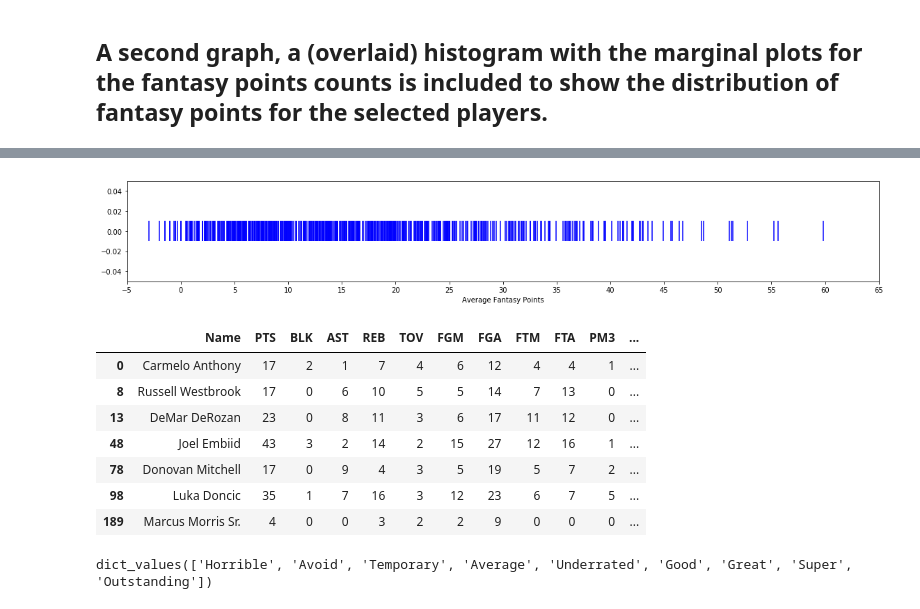
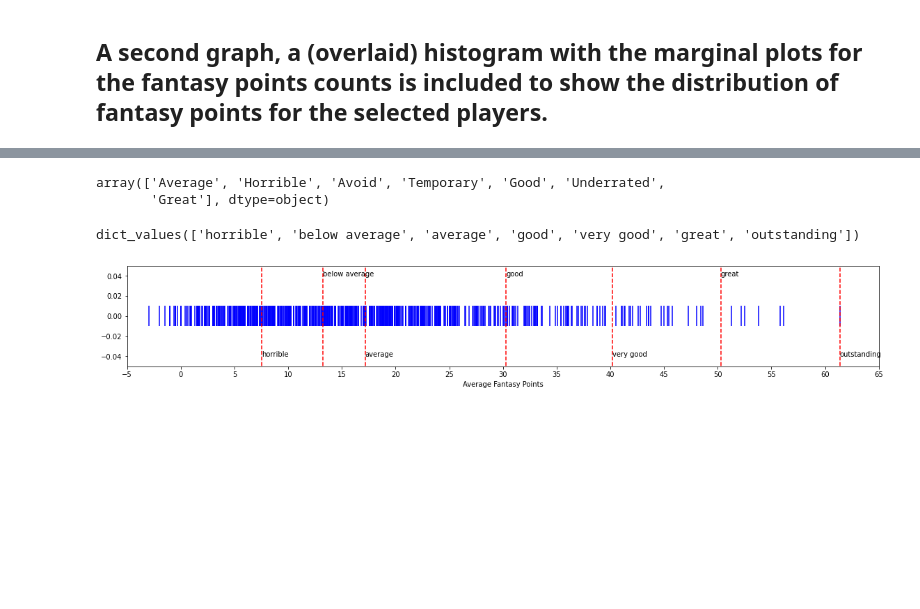
Before and after one commit to Blunt10K/NBA, a Jupyter notebook: notebooks/Fantasy_analysis.ipynb, the cells around one changed output, grey strips where cells are left out. Saved outputs shown, nothing was run; the diff lists cells and outputs as text; code cells hidden in the pictures; blank space fills up the shorter version.

```diff
--- a/notebooks/Fantasy_analysis.ipynb
+++ b/notebooks/Fantasy_analysis.ipynb
@@ -114,6 +131,6 @@ def drpdwn(i):
 # %%
-# labs = {0:'Horrible',2:'Avoid',1:'Temporary',3:'Average',4:'Underrated',
-#         5:'Good',6:'Great',7:'Super',8:'Outstanding'}
+labs = {0:'horrible',2:'below average',1:'average',3:'good',4:'very good',
+        5:'great',6:'outstanding'}
 # %%
-# box_scores['Rating'] = [labs[i] for i in model.predict(box_scores['Rolling'].values.reshape((-1,1)))]
+box_scores['Rating'] = [labs[i] for i in model.predict(box_scores['Rolling'].values.reshape((-1,1)))]
 # %%
@@ -135,14 +152,14 @@ box_scores.loc[box_scores['Name'].isin(['Kevin Huerter','Patrick Beverley'])].so
 # %%
-don = box_scores.loc[box_scores['Name'].isin(names[0:2])]
+don = box_scores.loc[box_scores['name'].isin(names[0:2])]
 
-fig = px.line(y="Rolling", x="Game_day",color="Name",data_frame = don, markers=True,range_y=(0,100))
+fig = px.line(y="Rolling", x="game_day",color="name",data_frame = don, markers=True,range_y=(0,100))
 fig.update_layout(title ="Fantasy points during current season", xaxis_title = "Game Day",
                   title_x = 0.5,yaxis_title = "4 game Rolling mean / Fantasy points")
 
-fig2 = px.histogram(don, x= "Fantasy Points",color = "Name",marginal = 'box',barmode='overlay',
+fig2 = px.histogram(don, x= "Fantasy Points",color = "name",marginal = 'box',barmode='overlay',
                     histnorm="probability")
 
-fig3 = px.ecdf(don,x="Fantasy Points",color="Name")
+fig3 = px.ecdf(don,x="Fantasy Points",color="name")
 app = JupyterDash(__name__)
 # colours = {'text': '#7FDBFF', 'background':'#333333','radio_button':'#BBBBBB'}
 # text_size = {'H1':48,'H2':40,'text':28,'radio_button':20}
@@ -160,17 +177,17 @@ app.layout = html.Div(className="p-heading",
     Output('graph3','figure'),
     Input('g1','value'))
 def update_figure(selected):
-    d = box_scores.loc[box_scores['Name'].isin(selected)]
+    d = box_scores.loc[box_scores['name'].isin(selected)]
 
-    fig = px.line(y="Rolling", x="Game_day",color="Name",data_frame = d, markers=True,range_y=(0,100))
+    fig = px.line(y="Rolling", x="game_day",color="name",data_frame = d, markers=True,range_y=(0,100))
 
     fig.update_layout(title ="Fantasy points during current season", xaxis_title = "Game Day",
                   title_x = 0.5,yaxis_title = "4 game Rolling mean / Fantasy points")
 
-    fig2 = px.histogram(d, x= "Fantasy Points",color = "Name",marginal = 'box',barmode='overlay',
+    fig2 = px.histogram(d, x= "Fantasy Points",color = "name",marginal = 'box',barmode='overlay',
                         histnorm="probability")
 
-    fig3 = px.ecdf(d,x="Fantasy Points",color="Name")
+    fig3 = px.ecdf(d,x="Fantasy Points",color="name")
 
 
     return fig,fig2,fig3
@@ -181,22 +198,39 @@ Dash app running on http://127.0.0.1:8050/
 # %%
 import matplotlib.pyplot as plt
 # %%
-def plot_fp_distribution(fps):
+def plot_fp_distribution(fps,centres, labels):
     fig = plt.figure(figsize=(15,2))
     ax = fig.add_axes([0,1,1,1])
 
-    plt.vlines(x = fps, ymin = -0.01,ymax=0.01, colors='b')
+    plt.vlines(x = fps, ymin = -0.01,ymax=0.01, colors='b',label='player averages')
+    plt.vlines(x = centres, ymin = -0.1,ymax=0.1, colors='r',linestyles='dashed',label='cluster centres')
     plt.ylim((-0.05,0.05))
     plt.xlim((0,max(fps)+1))
     plt.xlabel("Average Fantasy Points")
+    # plt.legend()
     plt.xticks(range(-5,70,5))
+    mod = -1
+    for c,l in zip(centres,labels):
+        plt.annotate(l,(c,0.04*mod))
+        mod *= -1
 
     return
 # %%
 fps['Rating'] = model.labels_
 # %%
 fps['Rating']  = [labs[i] for i in fps['Rating']]
+# %%
+fps['Rating'].unique()
+# %% [output]
+array(['Average', 'Horrible', 'Avoid', 'Temporary', 'Good', 'Underrated',
+       'Great'], dtype=object)
+# %%
+labs.values()
+# %% [output]
+dict_values(['horrible', 'below average', 'average', 'good', 'very good', 'great', 'outstanding'])
 # %%
-plot_fp_distribution(fps["Fantasy Points"])
+centres = [i[0] for i in model.cluster_centers_]
+centres = sorted(centres)
+plot_fp_distribution(fps["Fantasy Points"],centres,labs.values())
 # %% [output]
-[figure, old version]
+[figure, new version]
@@ -207,11 +236,0 @@ don = box_scores.loc[box_scores['Name'].isin(['Donovan Mitchell','Joel Embiid','
-# %%
-don.head(7)
-# %% [output]
-|  | Name | PTS | BLK | AST | REB | TOV | FGM | FGA | FTM | FTA | PM3 | ... |
-| 0 | Carmelo Anthony | 17 | 2 | 1 | 7 | 4 | 6 | 12 | 4 | 4 | 1 | ... |
-| 8 | Russell Westbrook | 17 | 0 | 6 | 10 | 5 | 5 | 14 | 7 | 13 | 0 | ... |
-| 13 | DeMar DeRozan | 23 | 0 | 8 | 11 | 3 | 6 | 17 | 11 | 12 | 0 | ... |
-| 48 | Joel Embiid | 43 | 3 | 2 | 14 | 2 | 15 | 27 | 12 | 16 | 1 | ... |
-| 78 | Donovan Mitchell | 17 | 0 | 9 | 4 | 3 | 5 | 19 | 5 | 7 | 2 | ... |
-| 98 | Luka Doncic | 35 | 1 | 7 | 16 | 3 | 12 | 23 | 6 | 7 | 5 | ... |
-| 189 | Marcus Morris Sr. | 4 | 0 | 0 | 3 | 2 | 2 | 9 | 0 | 0 | 0 | ... |
@@ -222,4 +236,0 @@ out = fps.loc[fps['Rating'].isin(underrated)]
-# %%
-labs.values()
-# %% [output]
-dict_values(['Horrible', 'Avoid', 'Temporary', 'Average', 'Underrated', 'Good', 'Great', 'Super', 'Outstanding'])
```
Also changed, not shown: parts of 41 cells of this notebook.
